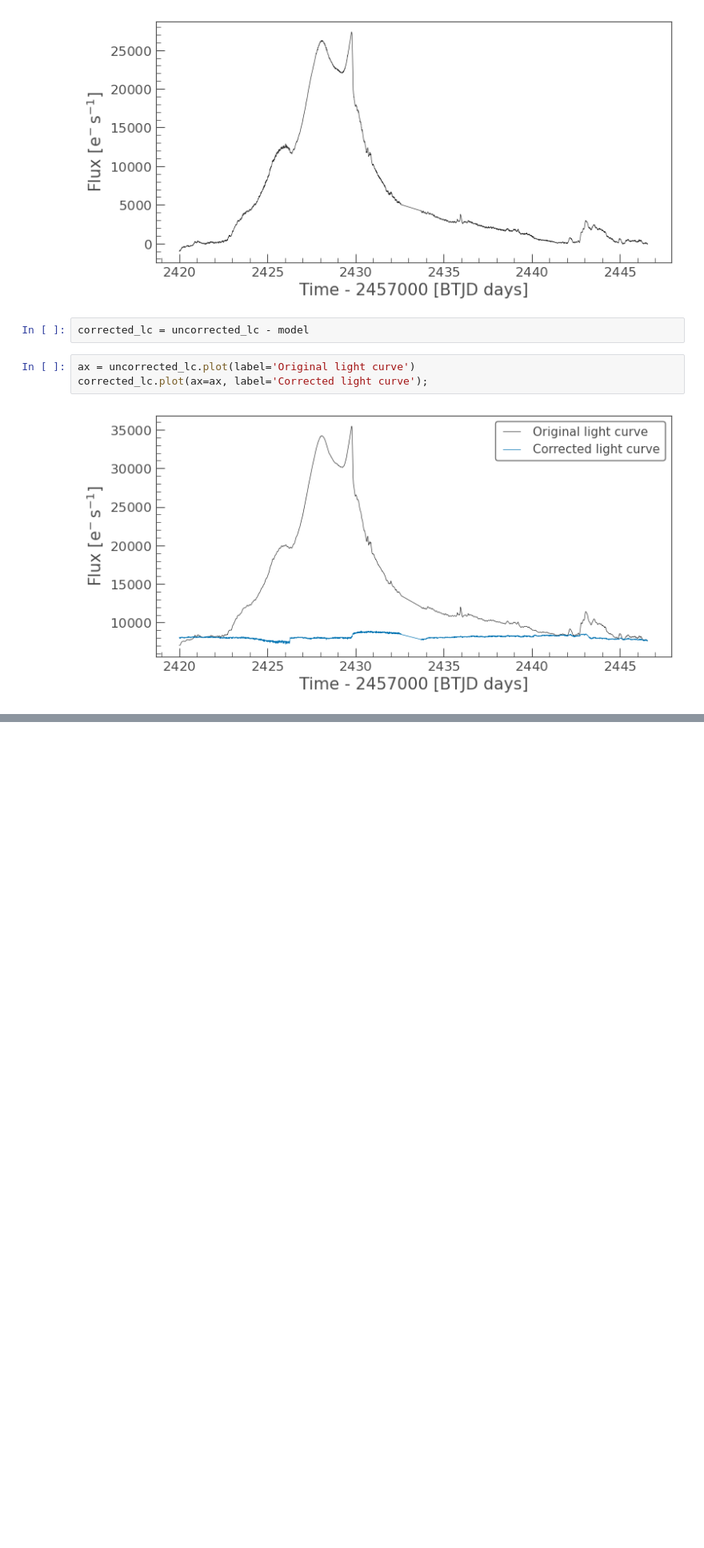
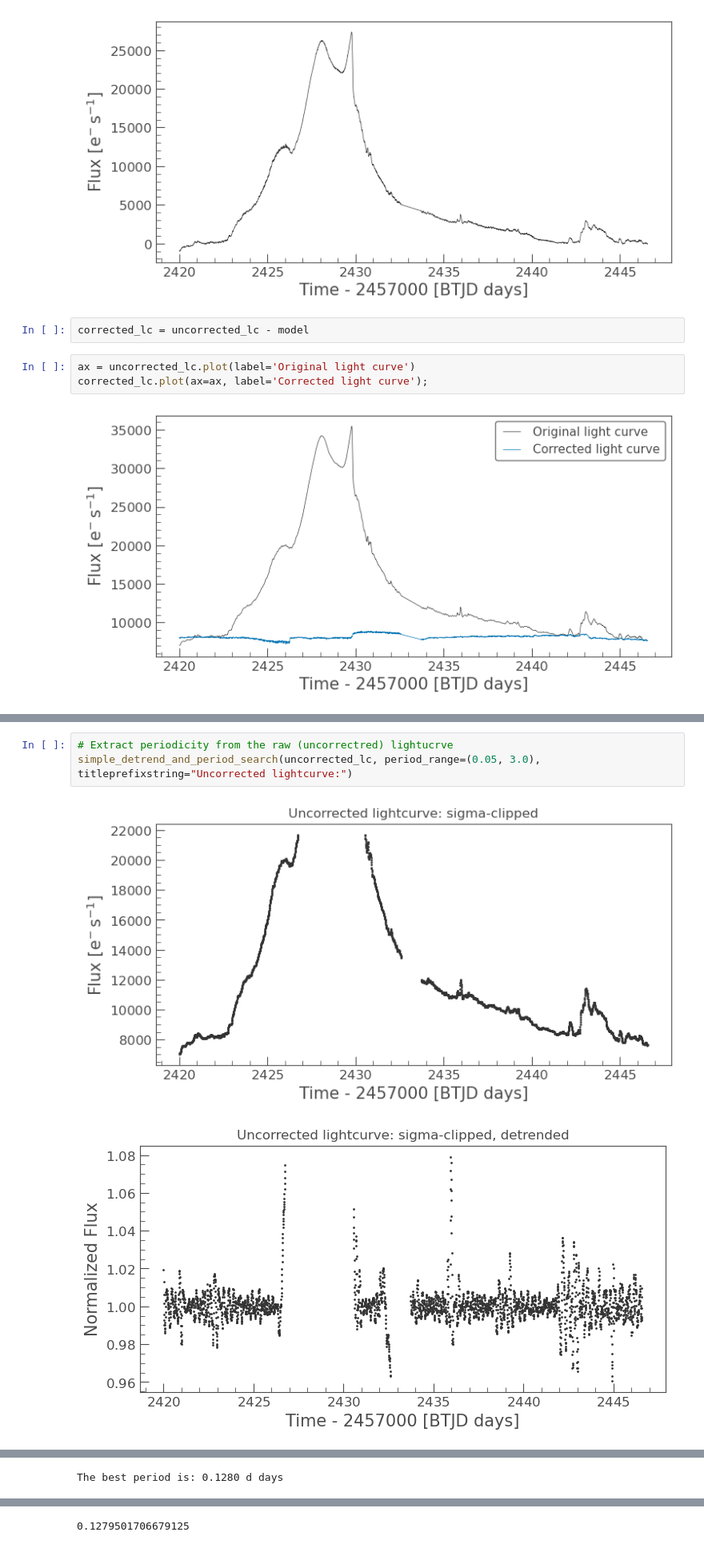
Before and after one commit to kirxkirx/v606vul_lightkurve, a Jupyter notebook: v606_Vul__lk_RegressionCorrector__DO_NOT_DO_IT.ipynb, the cells around one changed output, grey strips where cells are left out. Shown at 80% size. Cells and saved outputs as stored; diff of their text form; blank space fills up the shorter version.

Commit message:
period analysis of the overcorrected lightcurve

```diff
--- a/v606_Vul__lk_RegressionCorrector__DO_NOT_DO_IT.ipynb
+++ b/v606_Vul__lk_RegressionCorrector__DO_NOT_DO_IT.ipynb
@@ -127,0 +203,6 @@ corrected_lc.plot(ax=ax, label='Corrected light curve');
+# %%
+# Extract periodicity from the raw (uncorrectred) lightucrve
+simple_detrend_and_period_search(uncorrected_lc, period_range=(0.05, 3.0), titleprefixstring="Uncorrected lightcurve:")
+# %% [output]
+[figure, added]
+[figure, added]
@@ -127,0 +210 @@ corrected_lc.plot(ax=ax, label='Corrected light curve');
+The best period is: 0.1280 d days
@@ -127,0 +212 @@ corrected_lc.plot(ax=ax, label='Corrected light curve');
+0.1279501706679125
```
Also changed, not shown: parts of 6 cells of this notebook.
